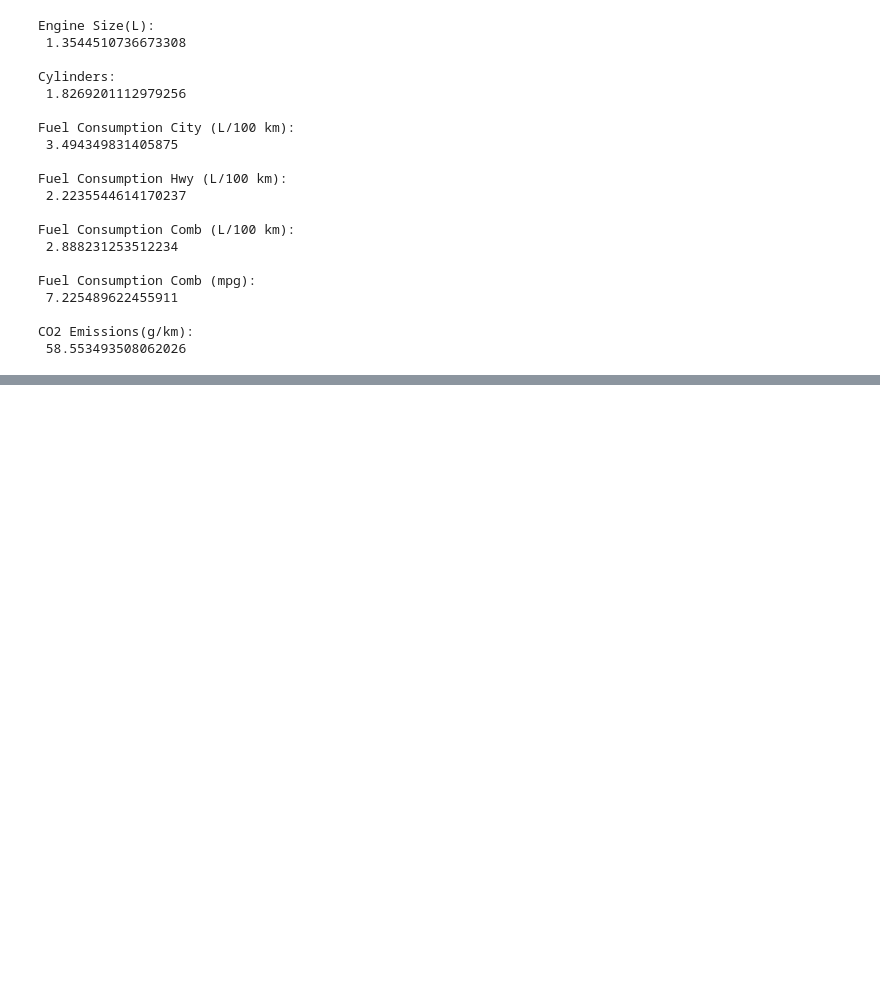
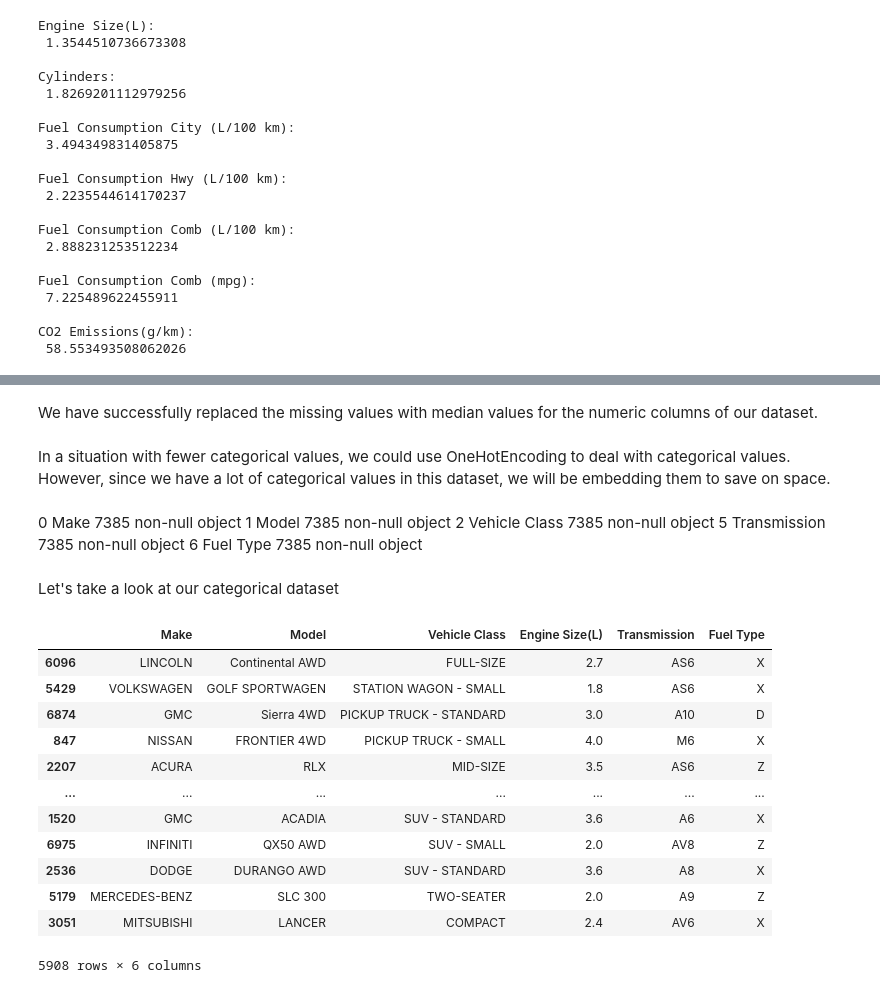
Before and after one commit to lauxpaux/cleanestCars, a Jupyter notebook: exploratory-data-analysis.ipynb, the cells around one changed output, grey strips where cells are left out. Saved outputs shown, nothing was run; the diff lists cells and outputs as text; code cells hidden in the pictures; blank space fills up the shorter version.

```diff
--- a/exploratory-data-analysis.ipynb
+++ b/exploratory-data-analysis.ipynb
@@ -214,0 +230,3 @@ save_fig('scatter_plot_cylinder_highlight')
+# %%
+car_df = strat_train_set.copy()
+car_labels = strat_train_set['CO2 Emissions(g/km)'].copy()
@@ -214,0 +239,5 @@ save_fig('scatter_plot_cylinder_highlight')
+# %%
+#separate categorical values
+
+cat_vals = ['Make', 'Model', 'Vehicle Class', 'Engine Size(L)', 'Transmission',
+           'Fuel Type',]
@@ -214,0 +288,29 @@ save_fig('scatter_plot_cylinder_highlight')
+# %% [markdown]
+We have successfully replaced the missing values with median values for the numeric columns of our dataset.
+# %% [markdown]
+In a situation with fewer categorical values, we could use OneHotEncoding to deal with categorical values. However, since we have a lot of categorical values in this dataset, we will be embedding them to save on space.
+# %% [markdown]
+ 0   Make                              7385 non-null   object
+ 1   Model                             7385 non-null   object
+ 2   Vehicle Class                     7385 non-null   object
+ 5   Transmission                      7385 non-null   object
+ 6   Fuel Type                         7385 non-null   object
+# %% [markdown]
+Let's take a look at our categorical dataset
+# %%
+car_df_cat = car_df[cat_vals]
+car_df_cat
+# %% [output]
+|  | Make | Model | Vehicle Class | Engine Size(L) | Transmission | Fuel Type |
+| 6096 | LINCOLN | Continental AWD | FULL-SIZE | 2.7 | AS6 | X |
+| 5429 | VOLKSWAGEN | GOLF SPORTWAGEN | STATION WAGON - SMALL | 1.8 | AS6 | X |
+| 6874 | GMC | Sierra 4WD | PICKUP TRUCK - STANDARD | 3.0 | A10 | D |
+| 847 | NISSAN | FRONTIER 4WD | PICKUP TRUCK - SMALL | 4.0 | M6 | X |
+| 2207 | ACURA | RLX | MID-SIZE | 3.5 | AS6 | Z |
+| ... | ... | ... | ... | ... | ... | ... |
+| 1520 | GMC | ACADIA | SUV - STANDARD | 3.6 | A6 | X |
+| 6975 | INFINITI | QX50 AWD | SUV - SMALL | 2.0 | AV8 | Z |
+| 2536 | DODGE | DURANGO AWD | SUV - STANDARD | 3.6 | A8 | X |
+| 5179 | MERCEDES-BENZ | SLC 300 | TWO-SEATER | 2.0 | A9 | Z |
+| 3051 | MITSUBISHI | LANCER | COMPACT | 2.4 | AV6 | X |
+5908 rows × 6 columns
```
Also changed, not shown: parts of 13 cells of this notebook, 3 other files.
